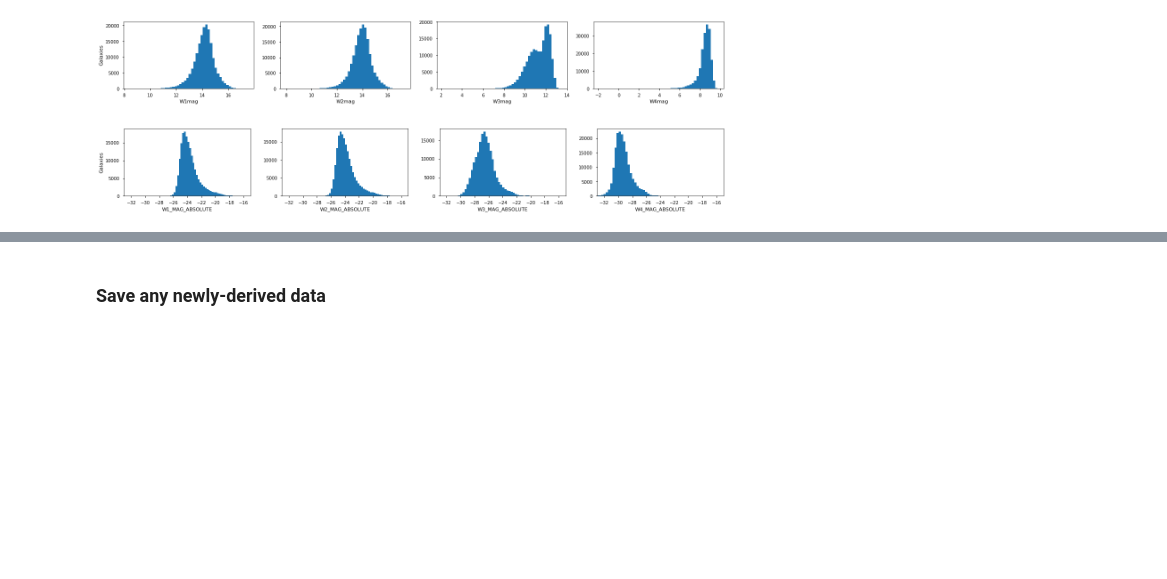
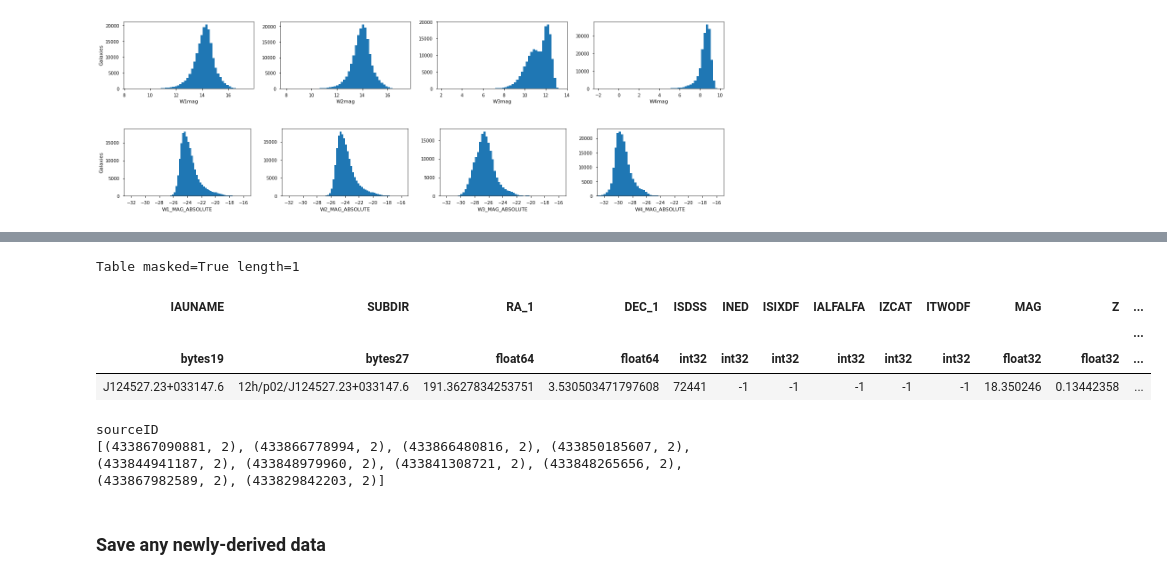
Before and after one commit to mwalmsley/find_agn, a Jupyter notebook: core-sample-basic-properties.ipynb, the cells around one changed output, grey strips where cells are left out. Saved outputs shown, nothing was run; the diff lists cells and outputs as text; code cells hidden in the pictures; blank space fills up the shorter version.

```diff
--- a/core-sample-basic-properties.ipynb
+++ b/core-sample-basic-properties.ipynb
@@ -307,0 +348,3 @@ It might be worth retrying with a closer cross-match...
+# %%
+data['ra'] = data['RA_1']
+data['dec'] = data['DEC_1']
@@ -307,0 +405,3 @@ It might be worth retrying with a closer cross-match...
+# %%
+duplicate_source_id_tuples = filter(lambda x: x[1] > 1, counts.most_common(50))
+duplicate_source_ids = [pair[0] for pair in duplicate_source_id_tuples]
@@ -308,3 +429,17 @@ It might be worth retrying with a closer cross-match...
+# %%
+duplicate_rows = data[data['sourceID'] == duplicate_source_ids[4]]
+duplicate_rows
+# %% [output]
+Table masked=True length=1
+| IAUNAME | SUBDIR | RA_1 | DEC_1 | ISDSS | INED | ISIXDF | IALFALFA | IZCAT | ITWODF | MAG | Z | ... |
+|  |  |  |  |  |  |  |  |  |  |  |  | ... |
+| bytes19 | bytes27 | float64 | float64 | int32 | int32 | int32 | int32 | int32 | int32 | float32 | float32 | ... |
+| J124527.23+033147.6 | 12h/p02/J124527.23+033147.6 | 191.3627834253751 | 3.530503471797608 | 72441 | -1 | -1 | -1 | -1 | -1 | 18.350246 | 0.13442358 | ... |
+# %%
+check_id_fields_are_unique(matched)
+# %% [output]
+sourceID
+[(433867090881, 2), (433866778994, 2), (433866480816, 2), (433850185607, 2), (433844941187, 2), (433848979960, 2), (433841308721, 2), (433848265656, 2), (433867982589, 2), (433829842203, 2)]
 # %% [markdown]
 ### Save any newly-derived data
 # %%
```
Also changed, not shown: parts of 21 cells of this notebook, 1 other file.
